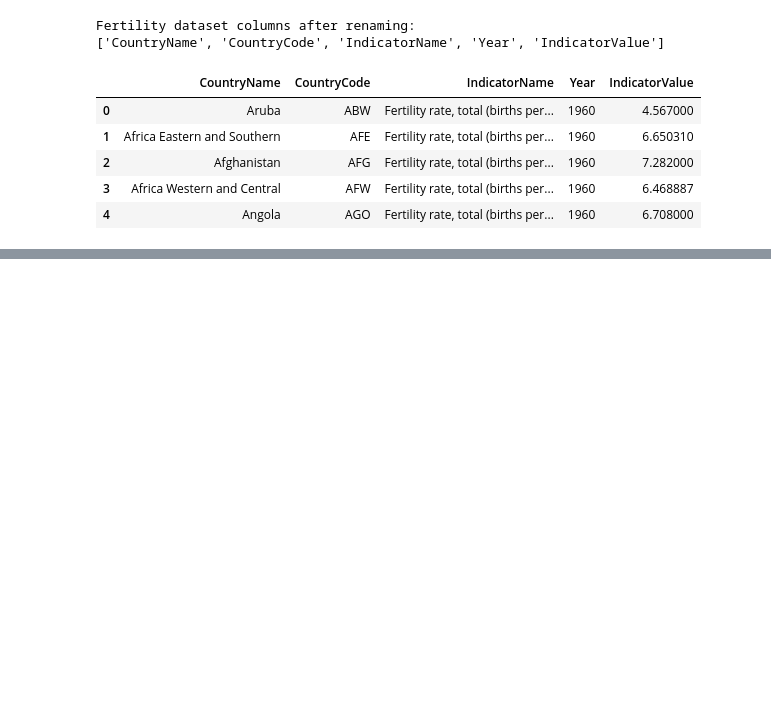
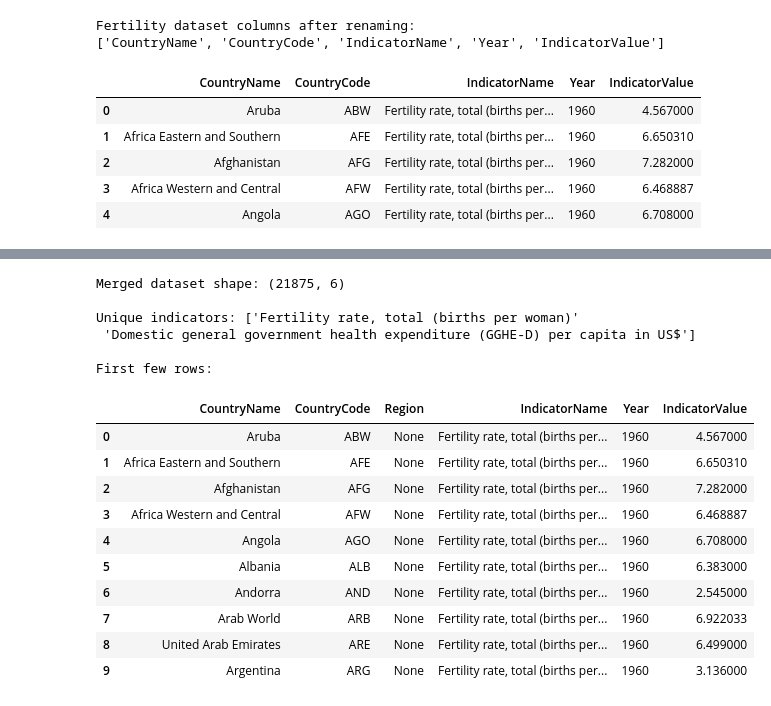
Before and after one commit to adrianbarrios-ieUniversity/Advanced-Databases-Project, a Jupyter notebook: DATA_CLEANING/FERTILITY_GOV_SPENDING.ipynb, the cells around one changed output, grey strips where cells are left out. Saved outputs shown, nothing was run; the diff lists cells and outputs as text; code cells hidden in the pictures; blank space fills up the shorter version.

Commit message:
all datasets merged

```diff
--- a/DATA_CLEANING/FERTILITY_GOV_SPENDING.ipynb
+++ b/DATA_CLEANING/FERTILITY_GOV_SPENDING.ipynb
@@ -186,0 +187,35 @@ Government Health Expenditure columns: ['IndicatorName', 'Region', 'CountryCode'
+# %%
+# Merge the two datasets by concatenating them vertically
+# First, ensure both have the same columns - add Region column to fertility data
+df_long_renamed['Region'] = None
+
+# Reorder columns to match
+columns_order = ['CountryName', 'CountryCode', 'Region', 'IndicatorName', 'Year', 'IndicatorValue']
+df_long_renamed = df_long_renamed[columns_order]
+df_gov_renamed = df_gov_renamed[columns_order]
+
+# Concatenate the datasets
+merged_df = pd.concat([df_long_renamed, df_gov_renamed], ignore_index=True)
+
+print(f"Merged dataset shape: {merged_df.shape}")
+print(f"\nUnique indicators: {merged_df['IndicatorName'].unique()}")
+print(f"\nFirst few rows:")
+merged_df.head(10)
+# %% [output]
+Merged dataset shape: (21875, 6)
+
+Unique indicators: ['Fertility rate, total (births per woman)'
+ 'Domestic general government health expenditure (GGHE-D) per capita in US$']
+
+First few rows:
+|  | CountryName | CountryCode | Region | IndicatorName | Year | IndicatorValue |
+| 0 | Aruba | ABW | None | Fertility rate, total (births per... | 1960 | 4.567000 |
+| 1 | Africa Eastern and Southern | AFE | None | Fertility rate, total (births per... | 1960 | 6.650310 |
+| 2 | Afghanistan | AFG | None | Fertility rate, total (births per... | 1960 | 7.282000 |
+| 3 | Africa Western and Central | AFW | None | Fertility rate, total (births per... | 1960 | 6.468887 |
+| 4 | Angola | AGO | None | Fertility rate, total (births per... | 1960 | 6.708000 |
+| 5 | Albania | ALB | None | Fertility rate, total (births per... | 1960 | 6.383000 |
+| 6 | Andorra | AND | None | Fertility rate, total (births per... | 1960 | 2.545000 |
+| 7 | Arab World | ARB | None | Fertility rate, total (births per... | 1960 | 6.922033 |
+| 8 | United Arab Emirates | ARE | None | Fertility rate, total (births per... | 1960 | 6.499000 |
+| 9 | Argentina | ARG | None | Fertility rate, total (births per... | 1960 | 3.136000 |
```
Also changed, not shown: parts of 4 cells of this notebook, 4 other files.
